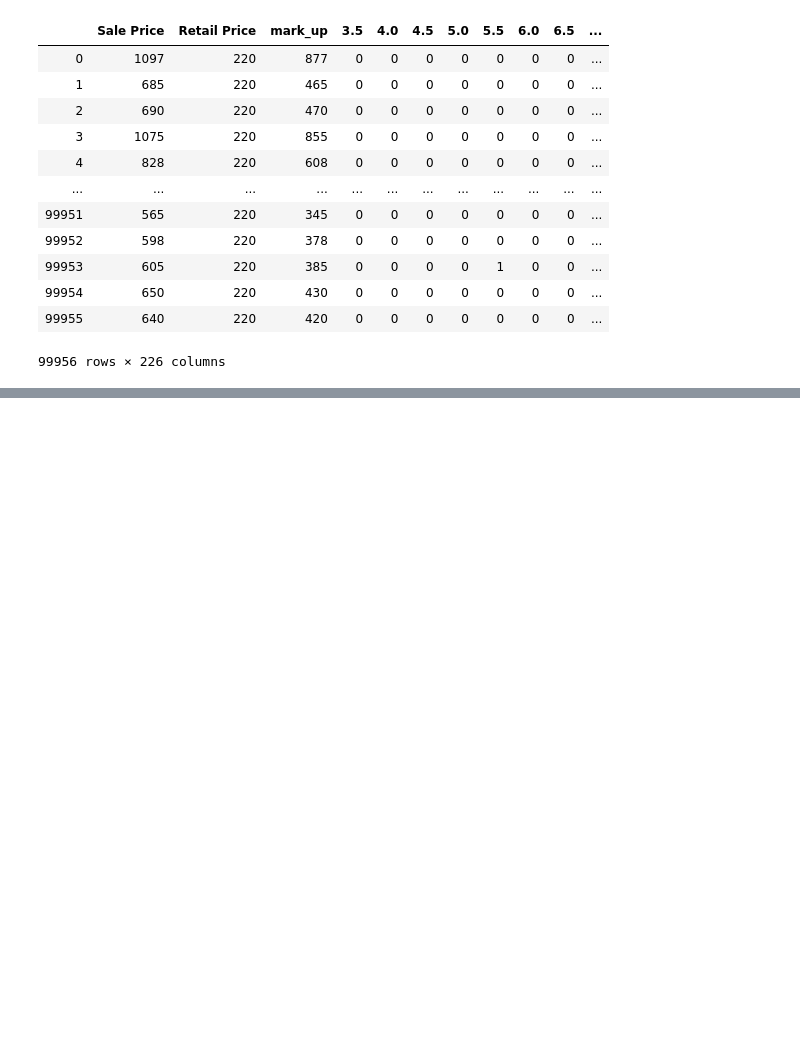
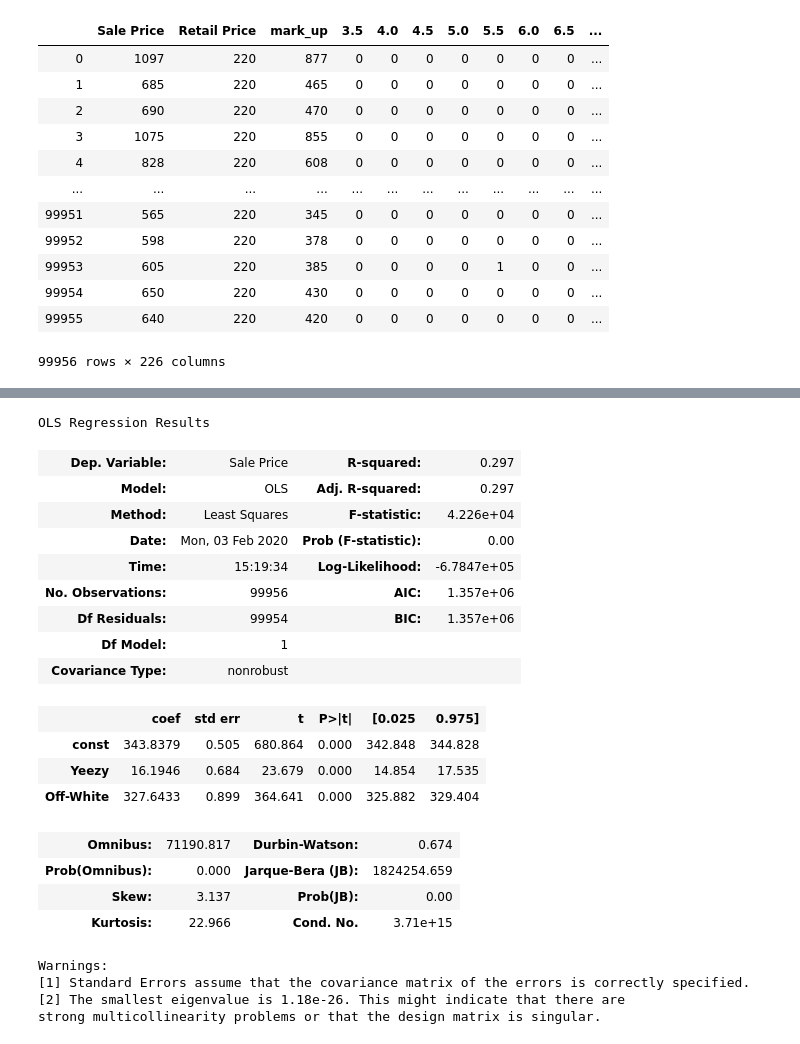
Before and after one commit to brandonmojica/stockx_price_predict, a Jupyter notebook: notebooks/stockx_price_predict.ipynb, the cells around one changed output, grey strips where cells are left out. Drawn from its saved outputs; the diff is of its cells as text; code cells hidden in the pictures; blank space fills up the shorter version.

```diff
--- a/notebooks/stockx_price_predict.ipynb
+++ b/notebooks/stockx_price_predict.ipynb
@@ -727,0 +772,37 @@ dummy_df
+# %%
+import statsmodels.api as sm # import statsmodels
+
+X = stock[[' Yeezy','Off-White','']]
+## X usually means our input variables (or independent variables)
+y = dummy_df["Sale Price"] ##Y usually means our output/dependent variable
+X = sm.add_constant(X) ## let's add an intercept (beta_0) to our model
+
+# Note the difference in argument order
+model = sm.OLS(y, X).fit() ## sm.OLS(output, input)
+predictions = model.predict(X)
+
+# Print out the statistics
+model.summary()
+# %% [output]
+OLS Regression Results
+| Dep. Variable: | Sale Price | R-squared: | 0.297 |
+| Model: | OLS | Adj. R-squared: | 0.297 |
+| Method: | Least Squares | F-statistic: | 4.226e+04 |
+| Date: | Mon, 03 Feb 2020 | Prob (F-statistic): | 0.00 |
+| Time: | 15:19:34 | Log-Likelihood: | -6.7847e+05 |
+| No. Observations: | 99956 | AIC: | 1.357e+06 |
+| Df Residuals: | 99954 | BIC: | 1.357e+06 |
+| Df Model: | 1 |  |  |
+| Covariance Type: | nonrobust |  |  |
+|  | coef | std err | t | P>|t| | [0.025 | 0.975] |
+| const | 343.8379 | 0.505 | 680.864 | 0.000 | 342.848 | 344.828 |
+| Yeezy | 16.1946 | 0.684 | 23.679 | 0.000 | 14.854 | 17.535 |
+| Off-White | 327.6433 | 0.899 | 364.641 | 0.000 | 325.882 | 329.404 |
+| Omnibus: | 71190.817 | Durbin-Watson: | 0.674 |
+| Prob(Omnibus): | 0.000 | Jarque-Bera (JB): | 1824254.659 |
+| Skew: | 3.137 | Prob(JB): | 0.00 |
+| Kurtosis: | 22.966 | Cond. No. | 3.71e+15 |
+Warnings:
+[1] Standard Errors assume that the covariance matrix of the errors is correctly specified.
+[2] The smallest eigenvalue is 1.18e-26. This might indicate that there are
+strong multicollinearity problems or that the design matrix is singular.
```
Also changed, not shown: parts of 7 cells of this notebook.
